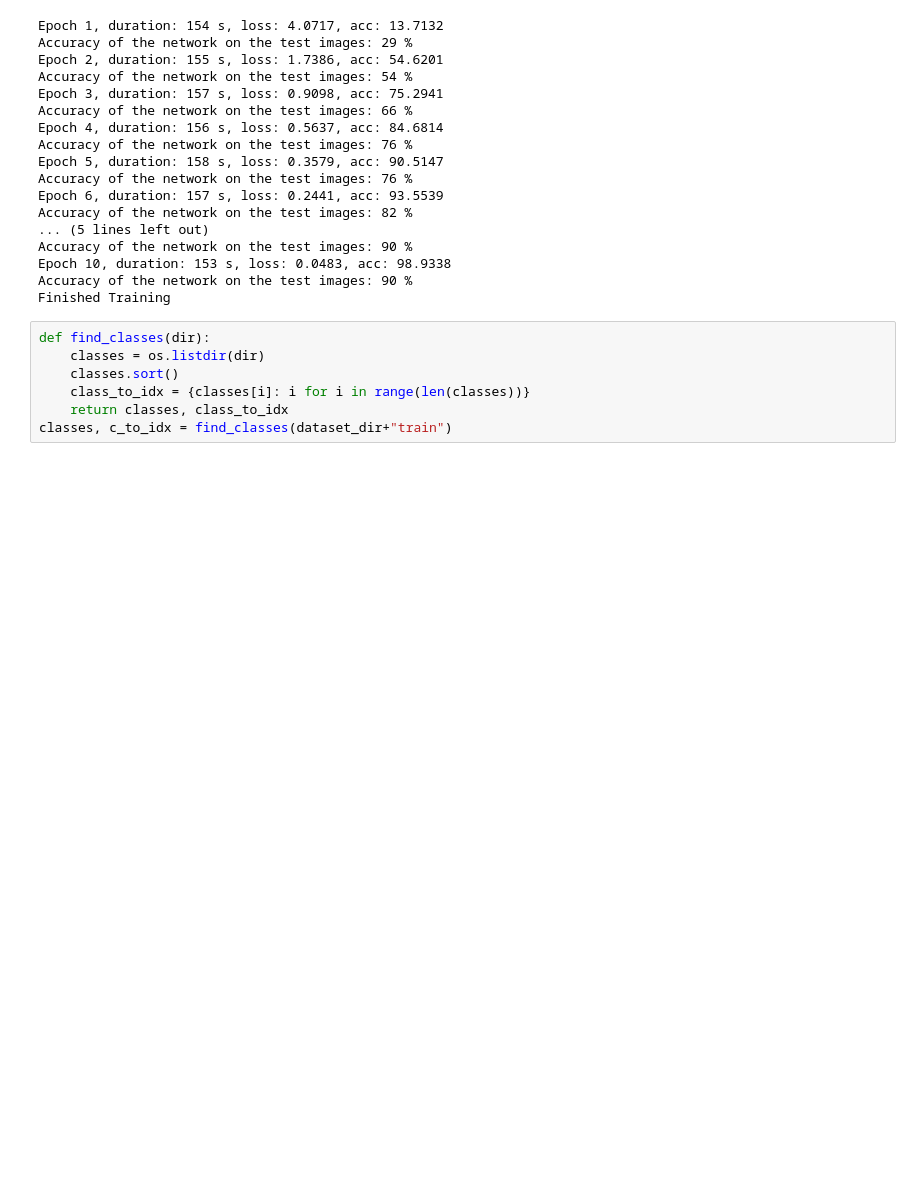
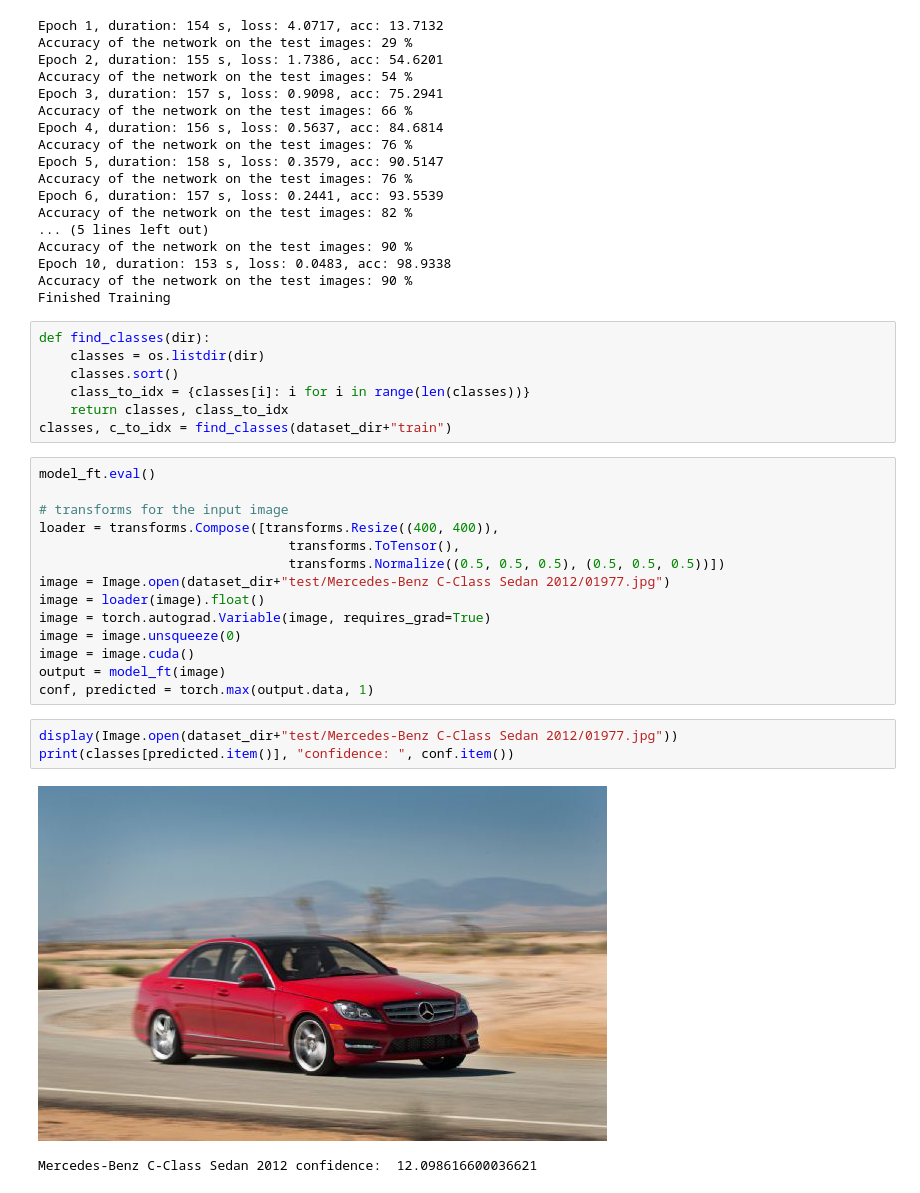
Before and after one commit to Hinataweb3/CNN_pytorch, a Jupyter notebook: CNN_Models/Detect_CARS.ipynb, the cells around one changed output. Saved outputs shown, nothing was run; the diff lists cells and outputs as text; blank space fills up the shorter version.

```diff
--- a/CNN_Models/Detect_CARS.ipynb
+++ b/CNN_Models/Detect_CARS.ipynb
@@ -174,3 +174,23 @@ def find_classes(dir):
     class_to_idx = {classes[i]: i for i in range(len(classes))}
     return classes, class_to_idx
 classes, c_to_idx = find_classes(dataset_dir+"train")
+# %%
+model_ft.eval()
+
+# transforms for the input image
+loader = transforms.Compose([transforms.Resize((400, 400)),
+                                transforms.ToTensor(),
+                                transforms.Normalize((0.5, 0.5, 0.5), (0.5, 0.5, 0.5))])
+image = Image.open(dataset_dir+"test/Mercedes-Benz C-Class Sedan 2012/01977.jpg")
+image = loader(image).float()
+image = torch.autograd.Variable(image, requires_grad=True)
+image = image.unsqueeze(0)
+image = image.cuda()
+output = model_ft(image)
+conf, predicted = torch.max(output.data, 1)
+# %%
+display(Image.open(dataset_dir+"test/Mercedes-Benz C-Class Sedan 2012/01977.jpg"))
+print(classes[predicted.item()], "confidence: ", conf.item())
+# %% [output]
+[figure, added]
+Mercedes-Benz C-Class Sedan 2012 confidence:  12.098616600036621
```
